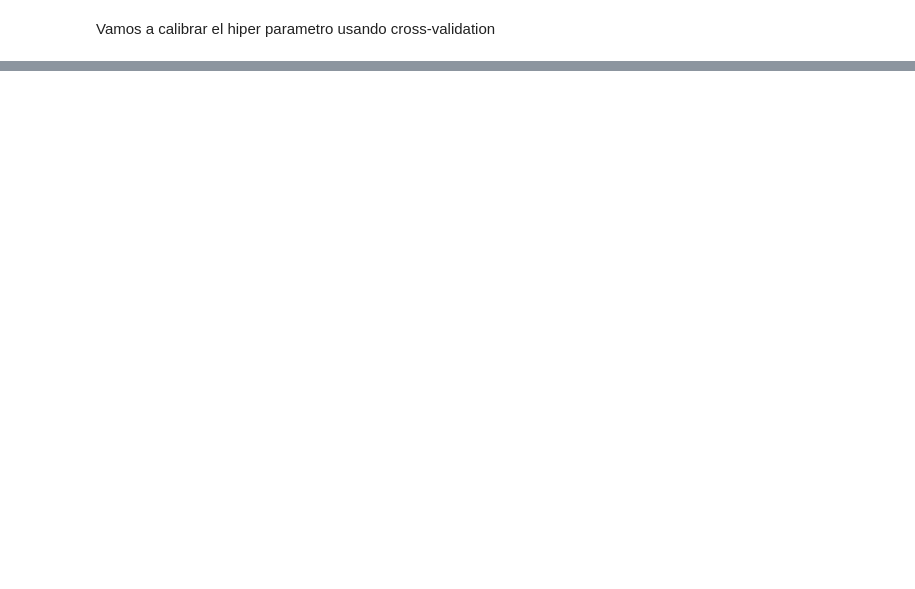
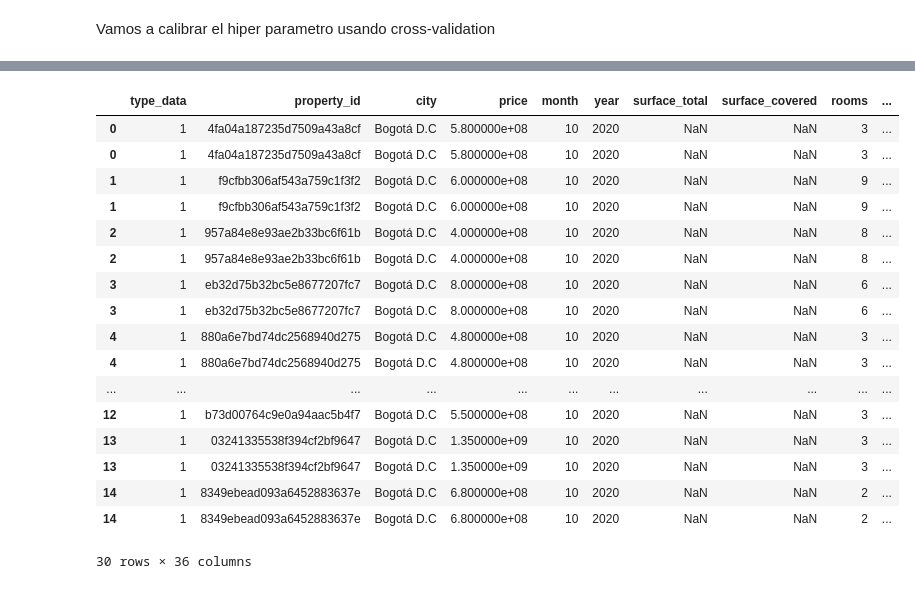
Before and after one commit to jbermudezc01/Problem_set2_BDML, a Jupyter notebook: scripts/k_vecinos.ipynb, the cells around one changed output, grey strips where cells are left out. Drawn from its saved outputs; the diff is of its cells as text; code cells hidden in the pictures; blank space fills up the shorter version.

```diff
--- a/scripts/k_vecinos.ipynb
+++ b/scripts/k_vecinos.ipynb
@@ -92,0 +128,11 @@ knn_casas_grid.best_score_
+# %%
+#Convertimos los arrays predichos en dataframes
+x_test_original_df = pd.DataFrame(x_test_original)
+
+#Nombramos columnas
+column_names = list(casas_knn.columns)
+# Eliminamos rooms porque lo habiamos eliminado
+column_names.pop(5)
+x_test_original_df.columns = column_names
+
+x_test_original_df.head()
@@ -92,0 +147,3 @@ knn_casas_grid.best_score_
+# %%
+#Unimos las bases de train y test
+data = pd.concat([x_train_original_df, x_test_original_df])
@@ -92,0 +152,12 @@ knn_casas_grid.best_score_
+# %%
+columnas_para_unir = ['surface_total', 'surface_covered', 'precio_por_mt2', 'precio_por_mt2_sc']
+
+data = data[columnas_para_unir]
+renombrar_columnas = {
+    'surface_total': 'surface_total_kv',
+    'surface_covered': 'surface_covered_kv',
+    'precio_por_mt2': 'precio_por_mt2_kn',
+    'precio_por_mt2_sc': 'precio_por_mt2_sc_kv',
+}
+data = data.rename(columns = renombrar_columnas)
+data.head()
@@ -92,0 +171,3 @@ knn_casas_grid.best_score_
+# %%
+#Unimos las variables imputadas a la base original
+casas_con_data = casas.merge(data, left_index = True, right_index = True, how = 'left')
@@ -93,3 +195,24 @@ knn_casas_grid.best_score_
+# %%
+casas_con_data.head(30)
+# %% [output]
+|  | type_data | property_id | city | price | month | year | surface_total | surface_covered | rooms | ... |
+| 0 | 1 | 4fa04a187235d7509a43a8cf | Bogotá D.C | 5.800000e+08 | 10 | 2020 | NaN | NaN | 3 | ... |
+| 0 | 1 | 4fa04a187235d7509a43a8cf | Bogotá D.C | 5.800000e+08 | 10 | 2020 | NaN | NaN | 3 | ... |
+| 1 | 1 | f9cfbb306af543a759c1f3f2 | Bogotá D.C | 6.000000e+08 | 10 | 2020 | NaN | NaN | 9 | ... |
+| 1 | 1 | f9cfbb306af543a759c1f3f2 | Bogotá D.C | 6.000000e+08 | 10 | 2020 | NaN | NaN | 9 | ... |
+| 2 | 1 | 957a84e8e93ae2b33bc6f61b | Bogotá D.C | 4.000000e+08 | 10 | 2020 | NaN | NaN | 8 | ... |
+| 2 | 1 | 957a84e8e93ae2b33bc6f61b | Bogotá D.C | 4.000000e+08 | 10 | 2020 | NaN | NaN | 8 | ... |
+| 3 | 1 | eb32d75b32bc5e8677207fc7 | Bogotá D.C | 8.000000e+08 | 10 | 2020 | NaN | NaN | 6 | ... |
+| 3 | 1 | eb32d75b32bc5e8677207fc7 | Bogotá D.C | 8.000000e+08 | 10 | 2020 | NaN | NaN | 6 | ... |
+| 4 | 1 | 880a6e7bd74dc2568940d275 | Bogotá D.C | 4.800000e+08 | 10 | 2020 | NaN | NaN | 3 | ... |
+| 4 | 1 | 880a6e7bd74dc2568940d275 | Bogotá D.C | 4.800000e+08 | 10 | 2020 | NaN | NaN | 3 | ... |
+| ... | ... | ... | ... | ... | ... | ... | ... | ... | ... | ... |
+| 12 | 1 | b73d00764c9e0a94aac5b4f7 | Bogotá D.C | 5.500000e+08 | 10 | 2020 | NaN | NaN | 3 | ... |
+| 13 | 1 | 03241335538f394cf2bf9647 | Bogotá D.C | 1.350000e+09 | 10 | 2020 | NaN | NaN | 3 | ... |
+| 13 | 1 | 03241335538f394cf2bf9647 | Bogotá D.C | 1.350000e+09 | 10 | 2020 | NaN | NaN | 3 | ... |
+| 14 | 1 | 8349ebead093a6452883637e | Bogotá D.C | 6.800000e+08 | 10 | 2020 | NaN | NaN | 2 | ... |
+| 14 | 1 | 8349ebead093a6452883637e | Bogotá D.C | 6.800000e+08 | 10 | 2020 | NaN | NaN | 2 | ... |
+30 rows × 36 columns
 # %%
 #Guardamos la base
 ruta = '/workspaces/Problem_set2_BDML/stores/base_imputada_kvecinos.csv'
```
Also changed, not shown: parts of 22 cells of this notebook.
